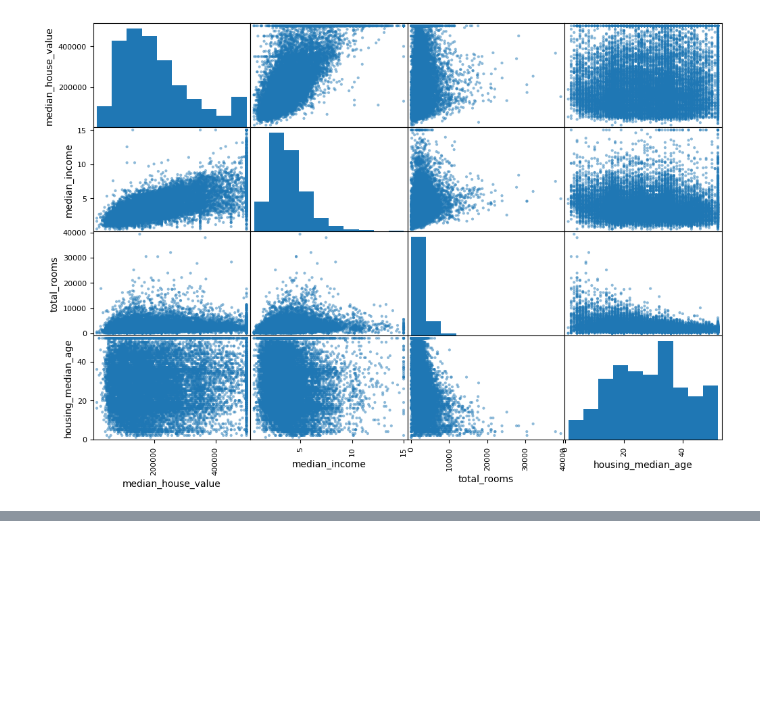
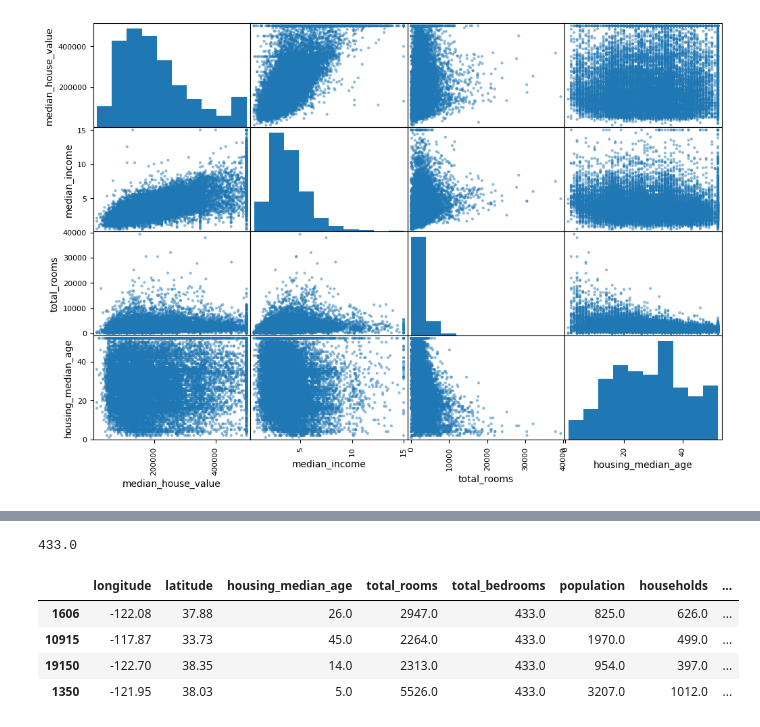
Before and after one commit to diptyendu/hands_on_ml, a Jupyter notebook: notebooks/CaliforniaHousingPrices.ipynb, the cells around one changed output, grey strips where cells are left out. Drawn from its saved outputs; the diff is of its cells as text; code cells hidden in the pictures; blank space fills up the shorter version.

```diff
--- a/notebooks/CaliforniaHousingPrices.ipynb
+++ b/notebooks/CaliforniaHousingPrices.ipynb
@@ -128,0 +146,22 @@ plt.show()
+# %%
+# prompt: calculate median of total_bedrooms column and print
+
+median = housing["total_bedrooms"].median()
+median
+# %% [output]
+433.0
+# %%
+from sklearn.impute import SimpleImputer
+imputer = SimpleImputer(strategy="median")
+housing_num_imputed = imputer.fit_transform(housing_num)
+# %%
+# prompt: convert housing_num_imputed to pd dataframe and show index 1606 and 10915
+
+housing_num_df = pd.DataFrame(housing_num_imputed, columns=housing_num.columns, index=housing_num.index)
+housing_num_df.loc[[1606, 10915, 19150, 1350]]
+# %% [output]
+|  | longitude | latitude | housing_median_age | total_rooms | total_bedrooms | population | households | ... |
+| 1606 | -122.08 | 37.88 | 26.0 | 2947.0 | 433.0 | 825.0 | 626.0 | ... |
+| 10915 | -117.87 | 33.73 | 45.0 | 2264.0 | 433.0 | 1970.0 | 499.0 | ... |
+| 19150 | -122.70 | 38.35 | 14.0 | 2313.0 | 433.0 | 954.0 | 397.0 | ... |
+| 1350 | -121.95 | 38.03 | 5.0 | 5526.0 | 433.0 | 3207.0 | 1012.0 | ... |
```
Also changed, not shown: parts of 3 cells of this notebook.
